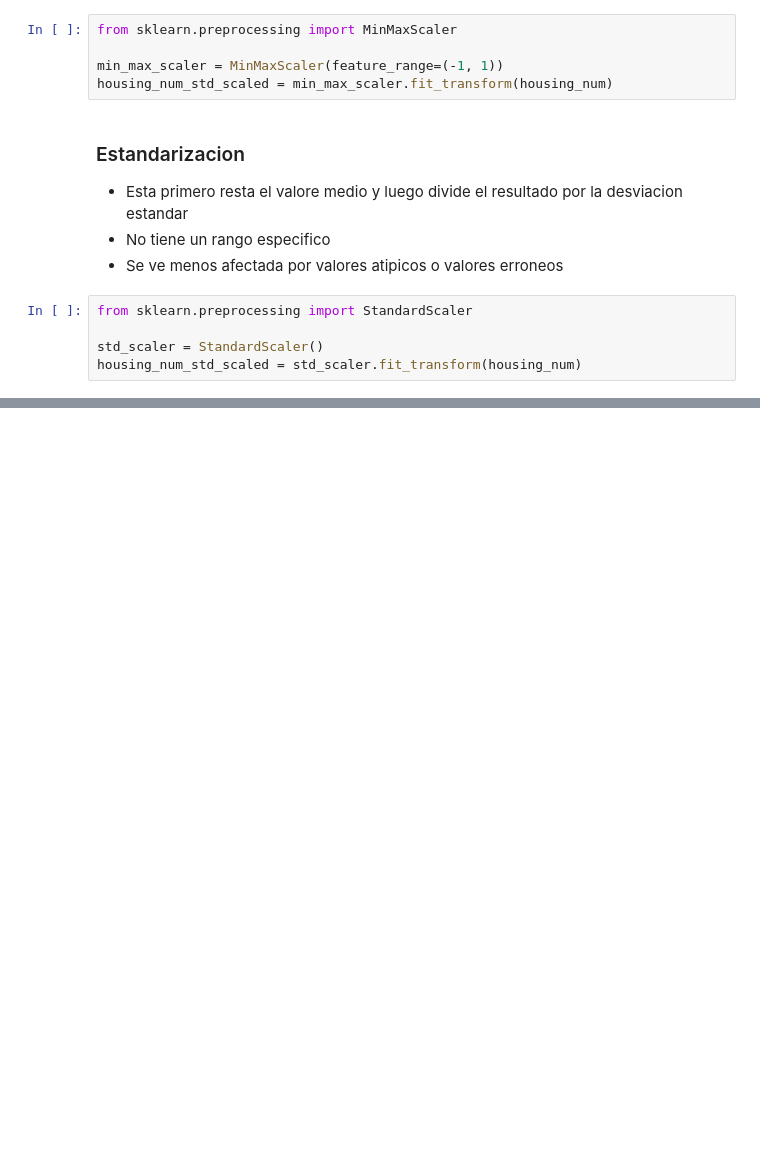
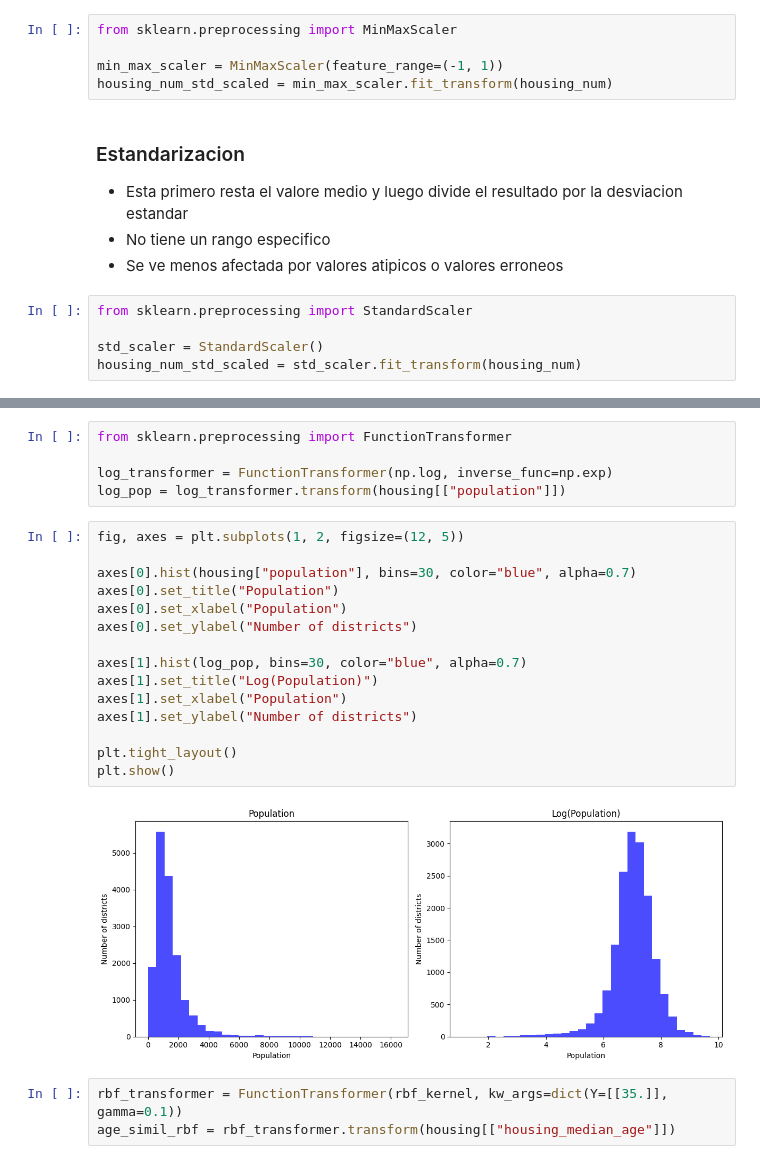
Before and after one commit to simon8889/ML-studying-notes, a Jupyter notebook: 02_end_to_end_machine_learning_project.ipynb, the cells around one changed output, grey strips where cells are left out. Saved outputs shown, nothing was run; the diff lists cells and outputs as text; blank space fills up the shorter version.

Commit message:
Ch2: Custom transformations

```diff
--- a/02_end_to_end_machine_learning_project.ipynb
+++ b/02_end_to_end_machine_learning_project.ipynb
@@ -968,0 +1047,25 @@ housing_num_std_scaled = std_scaler.fit_transform(housing_num)
+# %%
+from sklearn.preprocessing import FunctionTransformer
+
+log_transformer = FunctionTransformer(np.log, inverse_func=np.exp)
+log_pop = log_transformer.transform(housing[["population"]])
+# %%
+fig, axes = plt.subplots(1, 2, figsize=(12, 5))
+
+axes[0].hist(housing["population"], bins=30, color="blue", alpha=0.7)
+axes[0].set_title("Population")
+axes[0].set_xlabel("Population")
+axes[0].set_ylabel("Number of districts")
+
+axes[1].hist(log_pop, bins=30, color="blue", alpha=0.7)
+axes[1].set_title("Log(Population)")
+axes[1].set_xlabel("Population")
+axes[1].set_ylabel("Number of districts")
+
+plt.tight_layout()
+plt.show()
+# %% [output]
+[figure, added]
+# %%
+rbf_transformer = FunctionTransformer(rbf_kernel, kw_args=dict(Y=[[35.]], gamma=0.1))
+age_simil_rbf = rbf_transformer.transform(housing[["housing_median_age"]])
```
Also changed, not shown: parts of 24 cells of this notebook.
